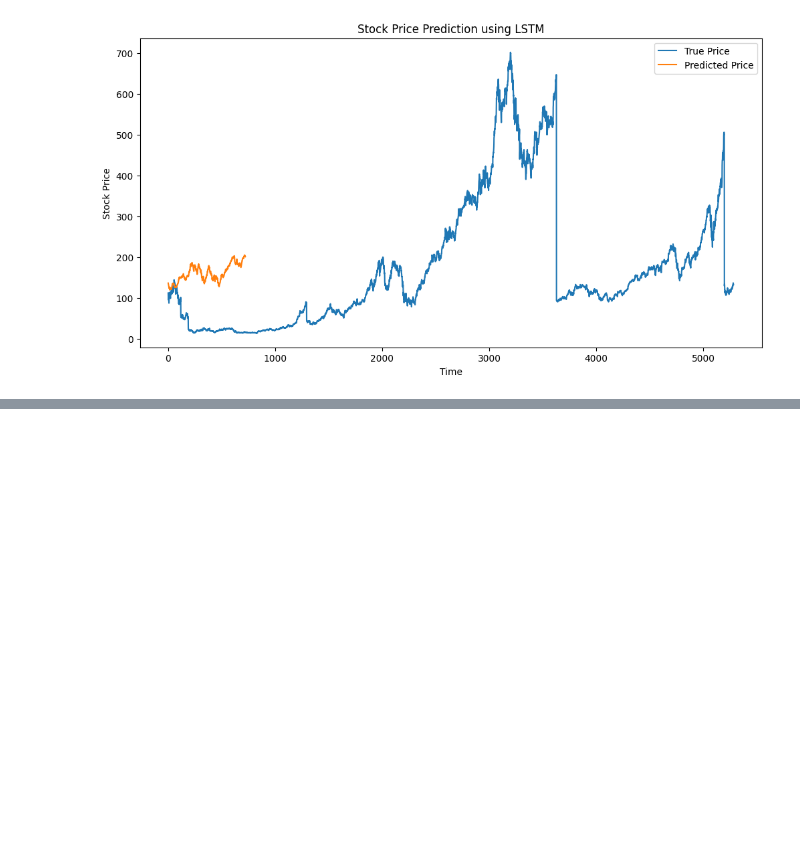
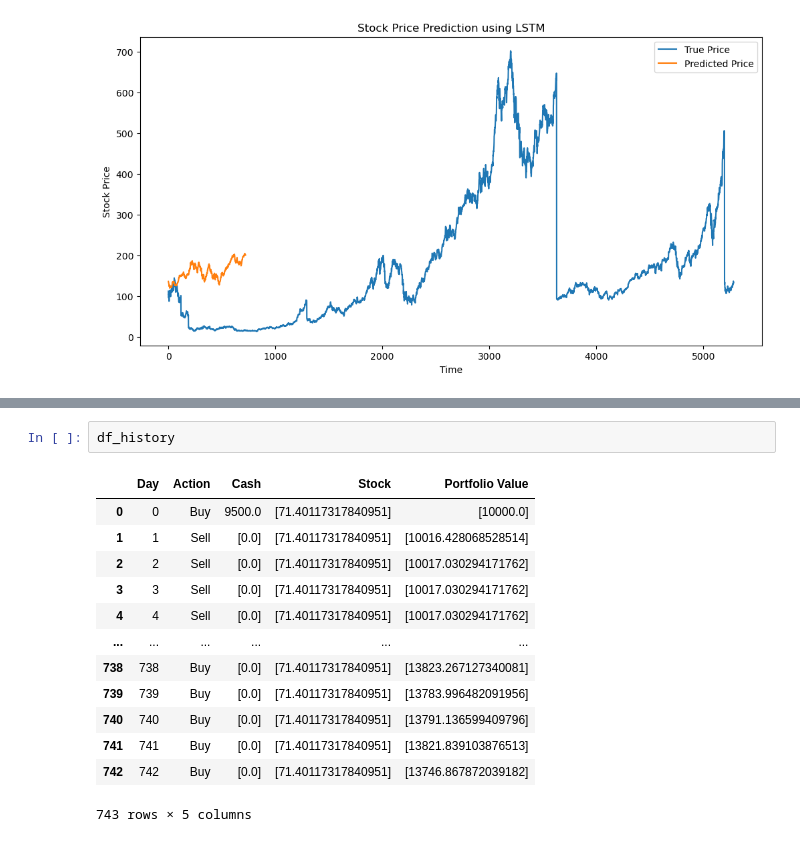
Before and after one commit to Rerris/Technical_Analysis_Proyect, a Jupyter notebook: machine_learning/Red Neuronal LSTM.ipynb, the cells around one changed output, grey strips where cells are left out. Cells and saved outputs as stored; diff of their text form; blank space fills up the shorter version.

```diff
--- a/machine_learning/Red Neuronal LSTM.ipynb
+++ b/machine_learning/Red Neuronal LSTM.ipynb
@@ -134,0 +375,16 @@ plt.show()
+# %%
+df_history
+# %% [output]
+|  | Day | Action | Cash | Stock | Portfolio Value |
+| 0 | 0 | Buy | 9500.0 | [71.40117317840951] | [10000.0] |
+| 1 | 1 | Sell | [0.0] | [71.40117317840951] | [10016.428068528514] |
+| 2 | 2 | Sell | [0.0] | [71.40117317840951] | [10017.030294171762] |
+| 3 | 3 | Sell | [0.0] | [71.40117317840951] | [10017.030294171762] |
+| 4 | 4 | Sell | [0.0] | [71.40117317840951] | [10017.030294171762] |
+| ... | ... | ... | ... | ... | ... |
+| 738 | 738 | Buy | [0.0] | [71.40117317840951] | [13823.267127340081] |
+| 739 | 739 | Buy | [0.0] | [71.40117317840951] | [13783.996482091956] |
+| 740 | 740 | Buy | [0.0] | [71.40117317840951] | [13791.136599409796] |
+| 741 | 741 | Buy | [0.0] | [71.40117317840951] | [13821.839103876513] |
+| 742 | 742 | Buy | [0.0] | [71.40117317840951] | [13746.867872039182] |
+743 rows × 5 columns
```
Also changed, not shown: parts of 16 cells of this notebook, 3 other files.
